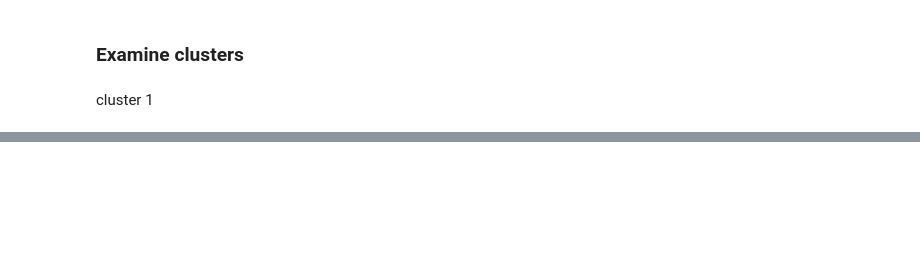
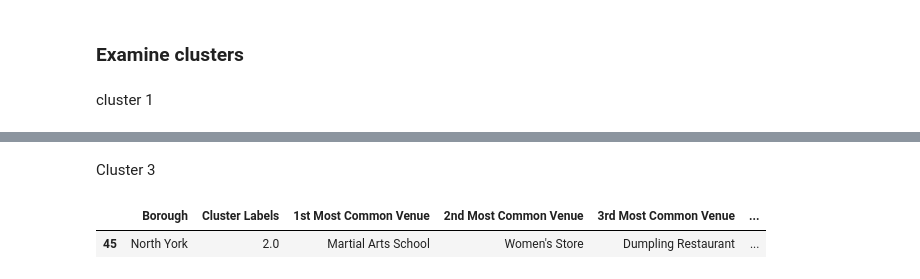
Before and after one commit to cty288/Clustering-and-Comparing-NY-London-Neighbourhood, a Jupyter notebook: Capstone notebook week3.ipynb, the cells around one changed output, grey strips where cells are left out. Drawn from its saved outputs; the diff is of its cells as text; code cells hidden in the pictures; blank space fills up the shorter version.

```diff
--- a/Capstone notebook week3.ipynb
+++ b/Capstone notebook week3.ipynb
@@ -459,0 +492,7 @@ tor_merged.loc[tor_merged['Cluster Labels'] == 0, tor_merged.columns[[1] + list(
+# %% [markdown]
+Cluster 3
+# %%
+tor_merged.loc[tor_merged['Cluster Labels'] == 2, tor_merged.columns[[1] + list(range(5, tor_merged.shape[1]))]]
+# %% [output]
+|  | Borough | Cluster Labels | 1st Most Common Venue | 2nd Most Common Venue | 3rd Most Common Venue | ... |
+| 45 | North York | 2.0 | Martial Arts School | Women's Store | Dumpling Restaurant | ... |
```
Also changed, not shown: parts of 7 cells of this notebook.
